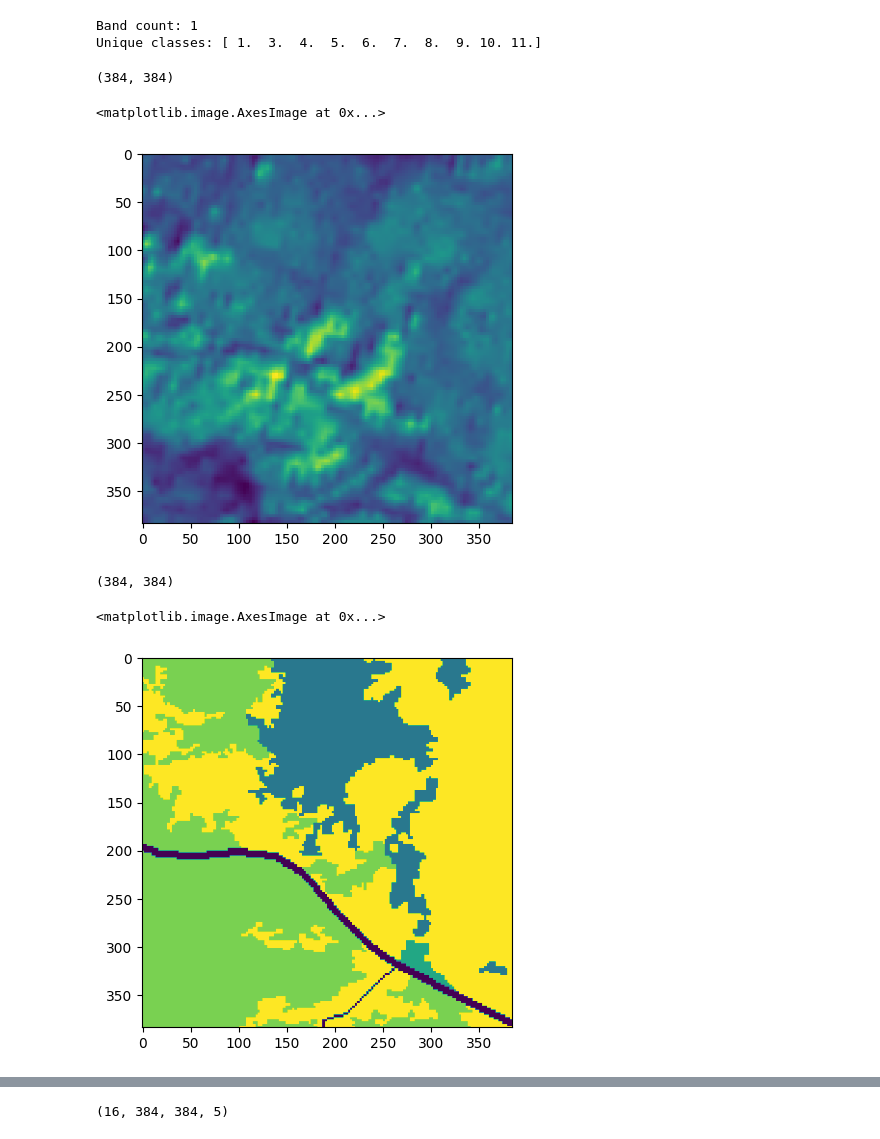
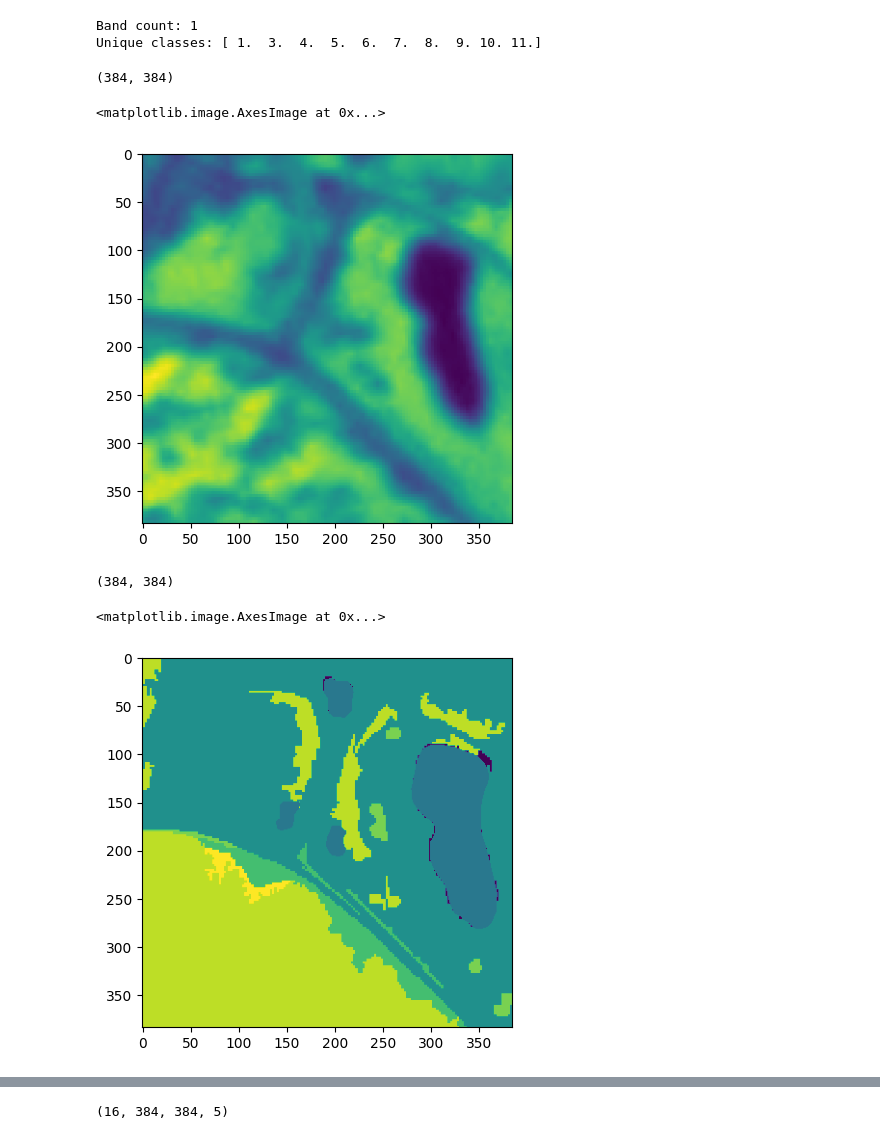
Before and after one commit to MadmanMarble/Planet_U-NET, a Jupyter notebook: Planet_U-NET_v01.ipynb, the cells around one changed output, grey strips where cells are left out. Drawn from its saved outputs; the diff is of its cells as text; code cells hidden in the pictures.

```diff
--- a/Planet_U-NET_v01.ipynb
+++ b/Planet_U-NET_v01.ipynb
@@ -223,7 +223,7 @@ Band count: 1
 Unique classes: [ 1.  3.  4.  5.  6.  7.  8.  9. 10. 11.]
 # %%
 # What does one image and corresponding label look like?
-dataset = gdal.Open(train_images_paths[155])
+dataset = gdal.Open(train_images_paths[1605])
 band = dataset.GetRasterBand(4) # band 4 to show NIR
 array = band.ReadAsArray()
 print(array.shape)
@@ -231,15 +231,15 @@ plt.imshow(array)
 # %% [output]
 (384, 384)
 <matplotlib.image.AxesImage at 0x...>
-[figure, old version]
+[figure, new version]
 # %%
 # What does one image and corresponding label look like?
-dataset = gdal.Open(train_labels_paths[155])
+dataset = gdal.Open(train_labels_paths[1605])
 band = dataset.GetRasterBand(1) # band 1 bc there is only 1 band
 array = band.ReadAsArray()
 print(array.shape)
 plt.imshow(array)
 # %% [output]
 (384, 384)
 <matplotlib.image.AxesImage at 0x...>
-[figure, old version]
+[figure, new version]
```
Also changed, not shown: parts of 29 cells of this notebook.
